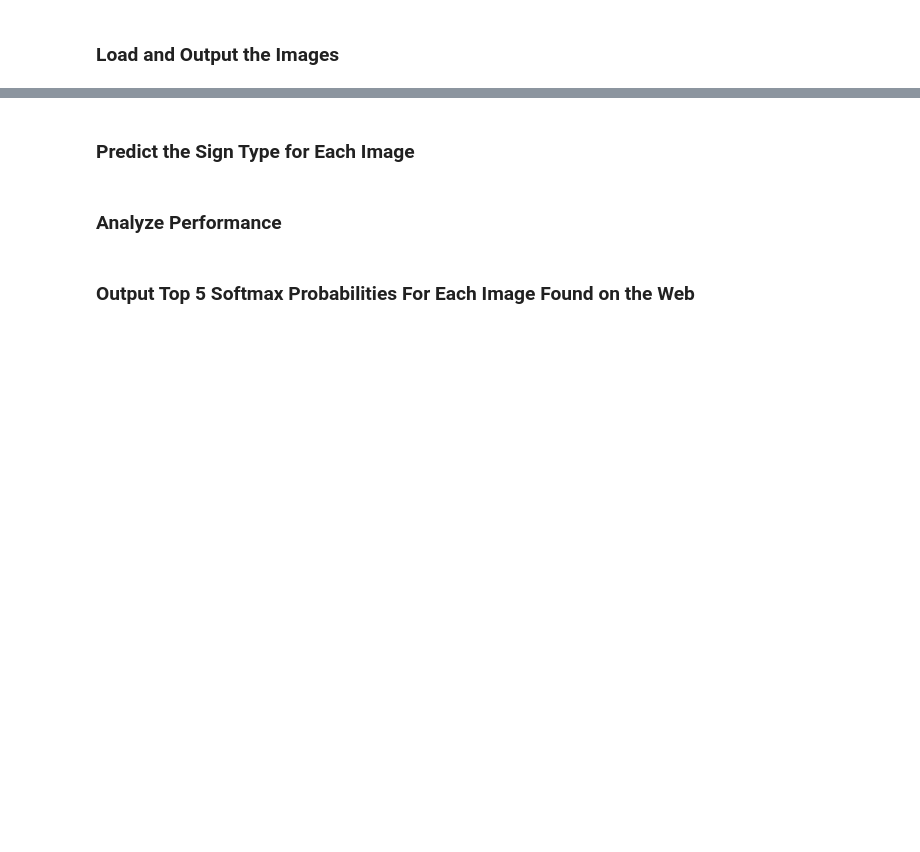
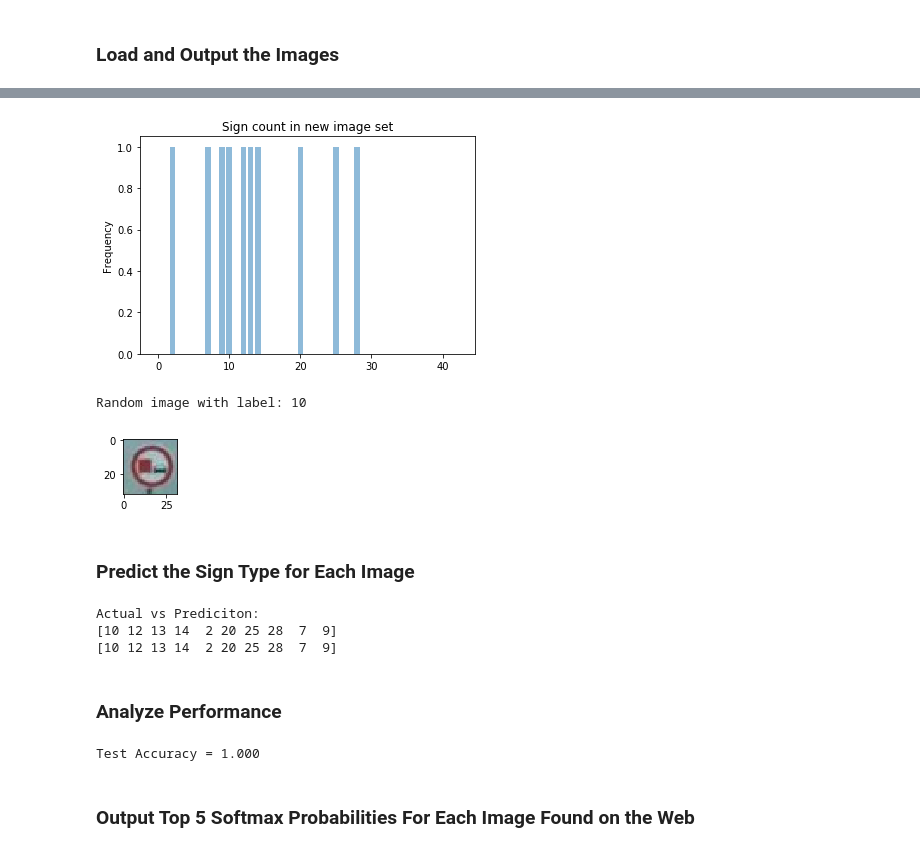
Before and after one commit to gkindov/CarND-Traffic-Sign-Classifier-Project, a Jupyter notebook: Traffic_Sign_Classifier.ipynb, the cells around one changed output, grey strips where cells are left out. Saved outputs shown, nothing was run; the diff lists cells and outputs as text; code cells hidden in the pictures; blank space fills up the shorter version.

```diff
--- a/Traffic_Sign_Classifier.ipynb
+++ b/Traffic_Sign_Classifier.ipynb
@@ -360,14 +407,37 @@ You may find `signnames.csv` useful as it contains mappings from the class id (i
+# %%
+# Plot a bar chart of the new image classes.
+plot_image_chart(y_new, 'Sign count in new image set')
+view_random_image(X_new, y_new)
+# %% [output]
+[figure, added]
+Random image with label: 10
+[figure, added]
 # %% [markdown]
 ### Predict the Sign Type for Each Image
 # %%
 ### Run the predictions here and use the model to output the prediction for each image.
 ### Make sure to pre-process the images with the same pre-processing pipeline used earlier.
 ### Feel free to use as many code cells as needed.
+print ('Actual vs Prediciton:')
+print (y_new)
+with tf.Session() as sess:
+    saver.restore(sess, save_file)
+    print(sess.run(tf.argmax(logits, 1), feed_dict={x: X_new, y: y_new}))
+# %% [output]
+Actual vs Prediciton:
+[10 12 13 14  2 20 25 28  7  9]
+[10 12 13 14  2 20 25 28  7  9]
 # %% [markdown]
 ### Analyze Performance
 # %%
 ### Calculate the accuracy for these 5 new images.
 ### For example, if the model predicted 1 out of 5 signs correctly, it's 20% accurate on these new images.
+with tf.Session() as sess:
+    saver.restore(sess, save_file)
+    test_accuracy = evaluate(X_new, y_new)
+    print("Test Accuracy = {:.3f}".format(test_accuracy))
+# %% [output]
+Test Accuracy = 1.000
 # %% [markdown]
 ### Output Top 5 Softmax Probabilities For Each Image Found on the Web
 # %% [markdown]
```
Also changed, not shown: parts of 6 cells of this notebook, 11 other files.
